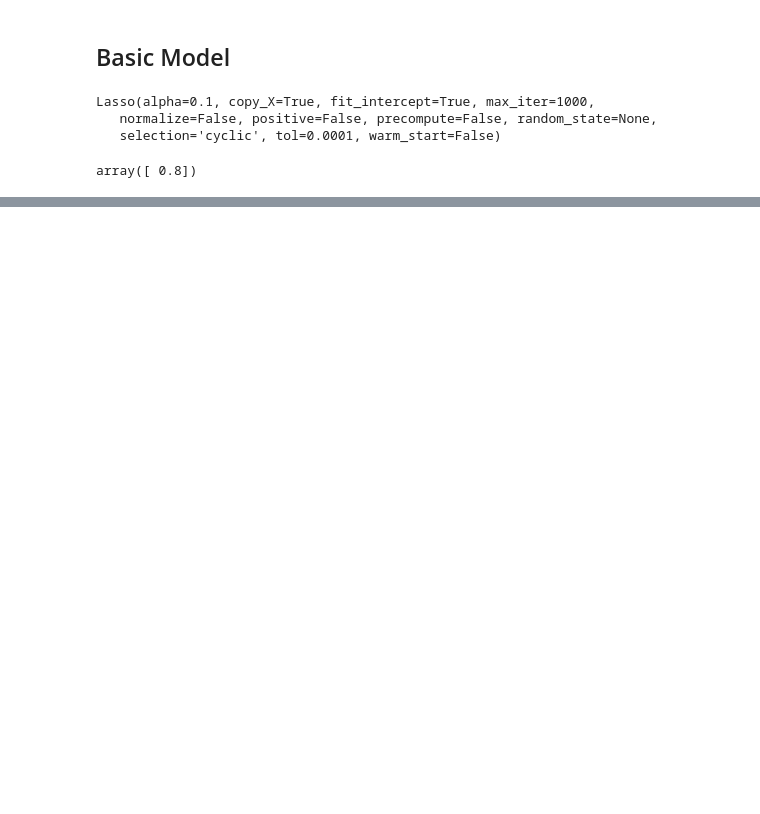
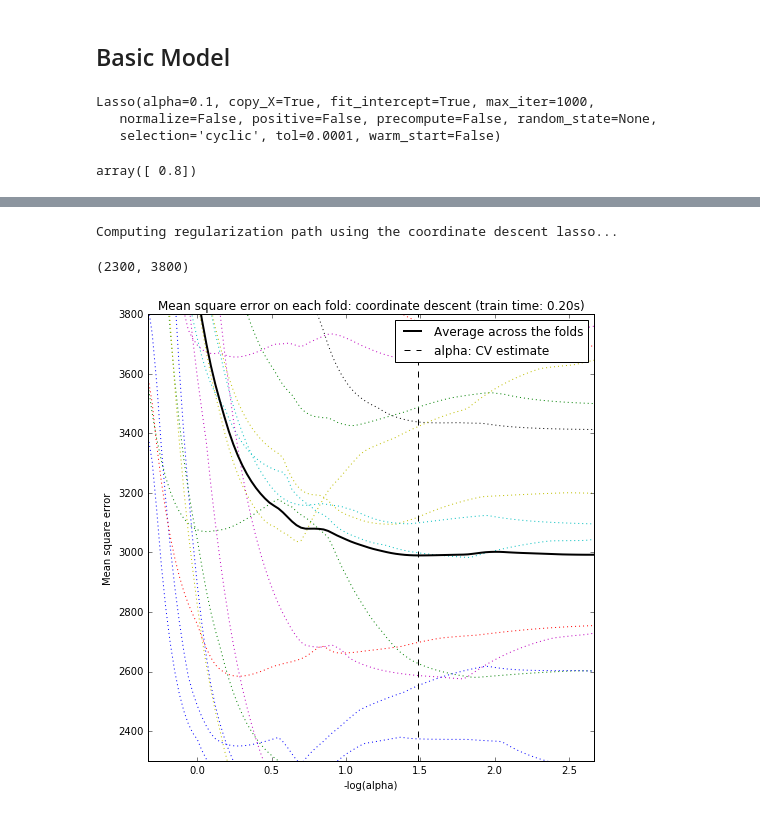
Before and after one commit to xuyannus/MachineLearningUsingScikit, a Jupyter notebook: linear_models/Lasso Regression.ipynb, the cells around one changed output, grey strips where cells are left out. Drawn from its saved outputs; the diff is of its cells as text; code cells hidden in the pictures; blank space fills up the shorter version.

Commit message:
Linear models

```diff
--- a/linear_models/Lasso Regression.ipynb
+++ b/linear_models/Lasso Regression.ipynb
@@ -16,0 +151,40 @@ array([ 0.8])
+# %%
+diabetes = datasets.load_diabetes()
+X = diabetes.data
+y = diabetes.target
+
+rng = np.random.RandomState(42)
+X = np.c_[X, rng.randn(X.shape[0], 14)]  # add some bad features
+
+# normalize data as done by Lars to allow for comparison
+X /= np.sqrt(np.sum(X ** 2, axis=0))
+# %%
+# Compute paths
+print("Computing regularization path using the coordinate descent lasso...")
+t1 = time.time()
+model = LassoCV(cv=20).fit(X, y)
+t_lasso_cv = time.time() - t1
+
+# Display results
+m_log_alphas = -np.log10(model.alphas_)
+
+plt.figure(figsize=(8, 8))
+ymin, ymax = 2300, 3800
+plt.plot(m_log_alphas, model.mse_path_, ':')
+plt.plot(m_log_alphas, model.mse_path_.mean(axis=-1), 'k',
+         label='Average across the folds', linewidth=2)
+plt.axvline(-np.log10(model.alpha_), linestyle='--', color='k',
+            label='alpha: CV estimate')
+
+plt.legend()
+
+plt.xlabel('-log(alpha)')
+plt.ylabel('Mean square error')
+plt.title('Mean square error on each fold: coordinate descent '
+          '(train time: %.2fs)' % t_lasso_cv)
+plt.axis('tight')
+plt.ylim(ymin, ymax)
+# %% [output]
+Computing regularization path using the coordinate descent lasso...
+(2300, 3800)
+[figure, added]
```
Also changed, not shown: parts of 10 cells of this notebook, 23 other files.
